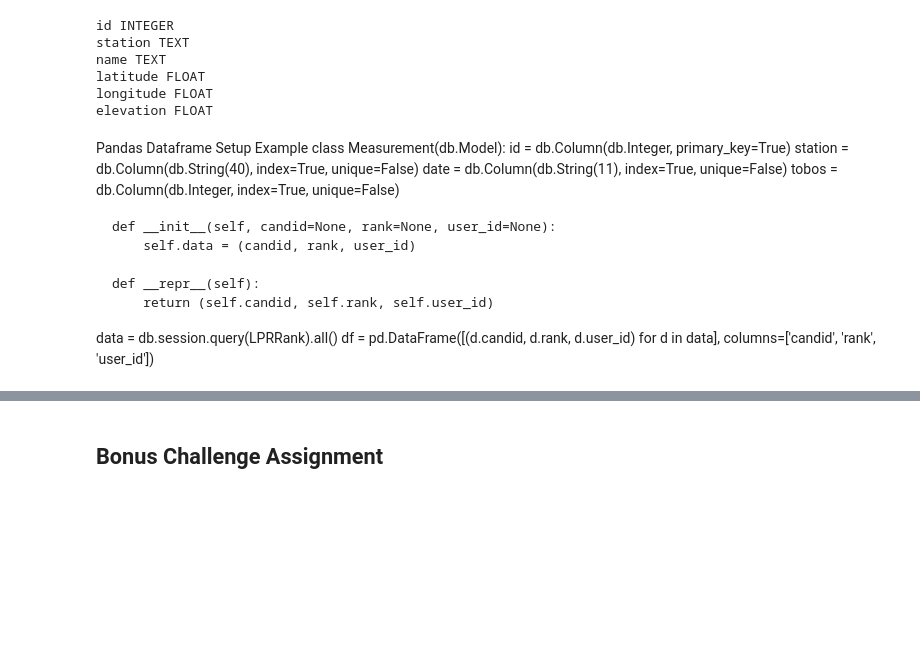
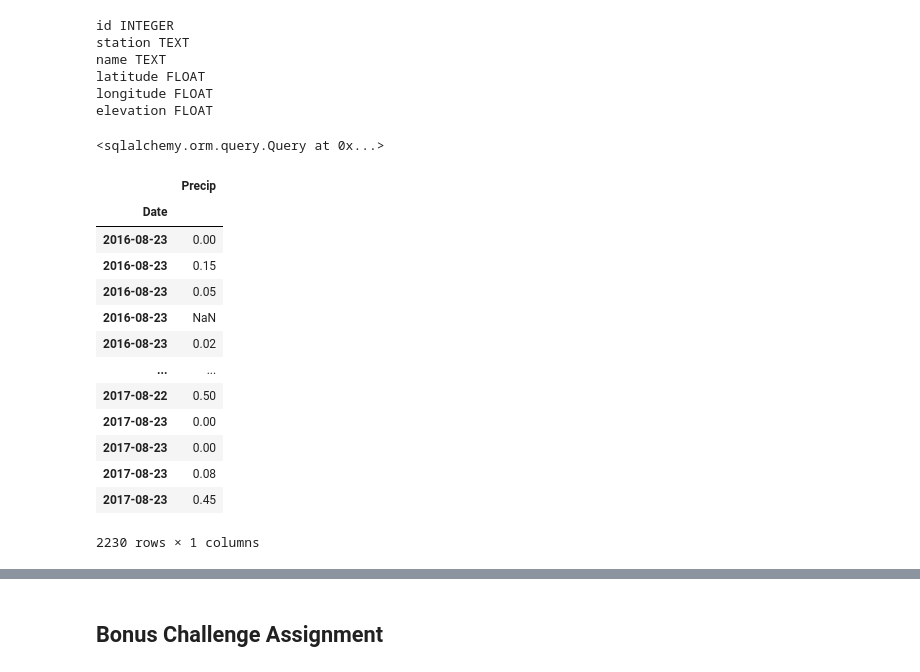
Before and after one commit to rmaher314/HW8_SQLAlchemy_Challenge, a Jupyter notebook: climate_starter.ipynb, the cells around one changed output, grey strips where cells are left out. Drawn from its saved outputs; the diff is of its cells as text; code cells hidden in the pictures; blank space fills up the shorter version.

```diff
--- a/climate_starter.ipynb
+++ b/climate_starter.ipynb
@@ -66,23 +65,8 @@ elevation FLOAT
 # Design a query to retrieve the last 12 months of precipitation data and plot the results
 
 #date_str = "10"
-#session.query(Measurement.date).\
-    #filter(Measurement.date < '2017-08-23').\
-    #order_by(Measurement.date).all()
+session.query(Measurement.date).\
+    filter(Measurement.date < "2017-08-23").\
+    order_by(Measurement.date)
+# %% [output]
+<sqlalchemy.orm.query.Query at 0x...>
-# %% [markdown]
-Pandas Dataframe Setup Example
-class Measurement(db.Model):
-    id = db.Column(db.Integer, primary_key=True)
-    station = db.Column(db.String(40), index=True, unique=False)
-    date = db.Column(db.String(11), index=True, unique=False)
-    tobos = db.Column(db.Integer, index=True, unique=False)
-
-    def __init__(self, candid=None, rank=None, user_id=None):
-        self.data = (candid, rank, user_id)
-
-    def __repr__(self):
-        return (self.candid, self.rank, self.user_id)
-
-data = db.session.query(LPRRank).all()
-df = pd.DataFrame([(d.candid, d.rank, d.user_id) for d in data],
-                  columns=['candid', 'rank', 'user_id'])
@@ -105,0 +83,21 @@ plt.show()
+# %%
+# Save the query results as a Pandas DataFrame and set the index to the date column
+# Sort the dataframe by date
+yearprecip_df = pd.DataFrame(yearprecip, columns=['Date', 'Precip'])
+yearprecip_df= yearprecip_df.set_index('Date')
+yearprecip_df
+# %% [output]
+|  | Precip |
+| Date |  |
+| 2016-08-23 | 0.00 |
+| 2016-08-23 | 0.15 |
+| 2016-08-23 | 0.05 |
+| 2016-08-23 | NaN |
+| 2016-08-23 | 0.02 |
+| ... | ... |
+| 2017-08-22 | 0.50 |
+| 2017-08-23 | 0.00 |
+| 2017-08-23 | 0.00 |
+| 2017-08-23 | 0.08 |
+| 2017-08-23 | 0.45 |
+2230 rows × 1 columns
```
Also changed, not shown: parts of 5 cells of this notebook.
